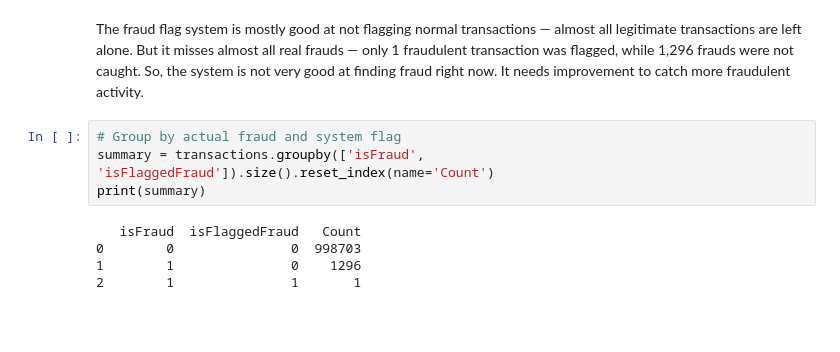
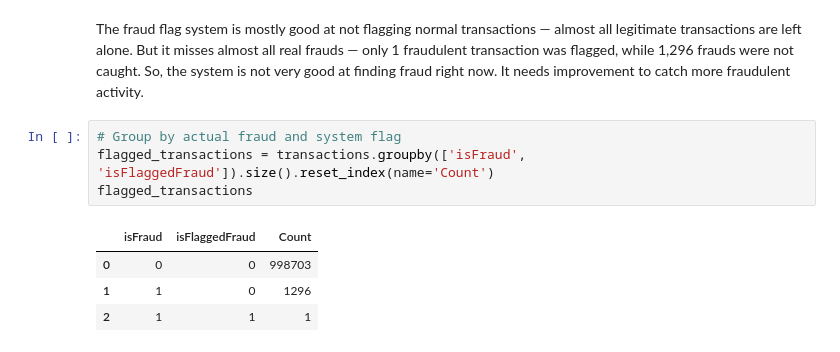
Before and after one commit to NadyaT-hub/Fraud-Detection-T-Lab, a Jupyter notebook: notebooks/eda.ipynb, the cells around one changed output. Cells and saved outputs as stored; diff of their text form; blank space fills up the shorter version.

```diff
--- a/notebooks/eda.ipynb
+++ b/notebooks/eda.ipynb
@@ -275,10 +245,10 @@ But it misses almost all real frauds — only 1 fraudulent transaction was flagg
 So, the system is not very good at finding fraud right now. It needs improvement to catch more fraudulent activity.
 # %%
 # Group by actual fraud and system flag
-summary = transactions.groupby(['isFraud', 'isFlaggedFraud']).size().reset_index(name='Count')
-print(summary)
+flagged_transactions = transactions.groupby(['isFraud', 'isFlaggedFraud']).size().reset_index(name='Count')
+flagged_transactions
 # %% [output]
-   isFraud  isFlaggedFraud   Count
-0        0               0  998703
-1        1               0    1296
-2        1               1       1
+|  | isFraud | isFlaggedFraud | Count |
+| 0 | 0 | 0 | 998703 |
+| 1 | 1 | 0 | 1296 |
+| 2 | 1 | 1 | 1 |
```
Also changed, not shown: parts of 11 cells of this notebook, 3 other files.
